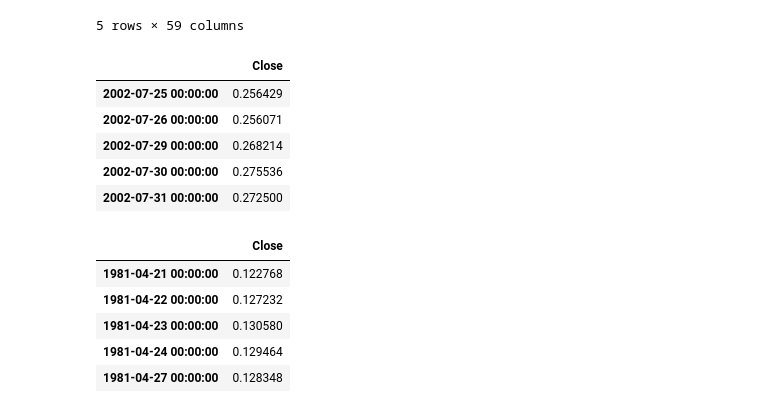
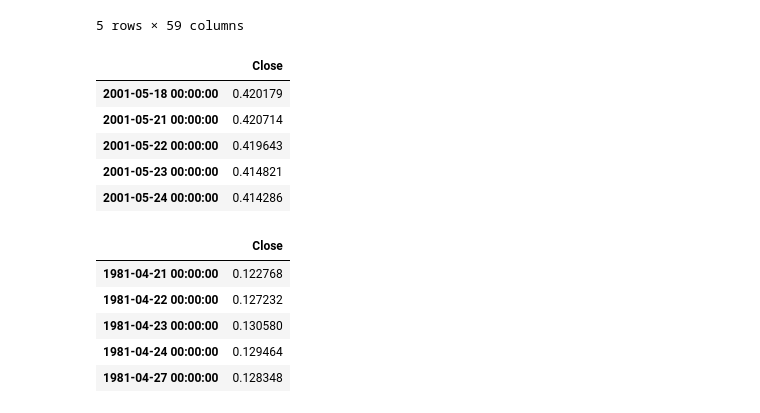
Before and after one commit to ViktorGakis/WebApps, a Jupyter notebook: TimeSeries Analysis/predict.ipynb, the cells around one changed output. Saved outputs shown, nothing was run; the diff lists cells and outputs as text; code cells hidden in the pictures.

```diff
--- a/TimeSeries Analysis/predict.ipynb
+++ b/TimeSeries Analysis/predict.ipynb
@@ -224,19 +250,13 @@ We create the class InputVariables in order to generate our input variables.
 # %%
 class InputVariables:
     def __init__(self, data: DataFrame, col="Close") -> None:
-        self.data: DataFrame = data
+        self.data: DataFrame = data.copy()
         self.col: str = col
-
-    def calculate_returns(self) -> None:
-        self.data["returns"] = self.data[self.col].pct_change()
 
     def calculate_log_returns(self) -> None:
         self.data["log_returns"] = np.log(self.data[self.col]) - np.log(
             self.data[self.col].shift(1)
         )
-
-    def calculate_differencing(self) -> None:
-        self.data["diff"] = self.data[self.col].diff()
 
     def add_Indicators(self) -> None:
         inds = pd.DataFrame()
@@ -252,9 +272,7 @@ class InputVariables:
         self.data = pd.concat([self.data, inds], axis=1)
 
     def generate_all(self) -> DataFrame:
-        self.calculate_returns()
         self.calculate_log_returns()
-        self.calculate_differencing()
         self.add_Indicators()
         return self.data.dropna()
 # %%
@@ -279,7 +297,7 @@ all_representations.head()
 # %% [markdown]
 We create the class data_prep in order to train, split and plot the data.
 # %%
-class data_prep(InputVariables):
+class DataPreparer(InputVariables):
     def __init__(
         self,
         df: pd.DataFrame,
@@ -348,8 +366,8 @@ class data_prep(InputVariables):
 target_column = 'Close'
 
 # Initialize the data_prep class and prepare the data
-data_preparer = data_prep(stock.data, target_column, testsize=0.1)
+dp = DataPreparer(stock.data, target_column, testsize=0.15)
 
 # Use the prepared data for training and evaluating models or creating plots
-data_preparer.plot()
+dp.plot()
 # %% [output]
@@ -381,12 +399,12 @@ data_preparer.X_train.head()
 | 1981-04-27 00:00:00 | 0.128906 | 0.128906 | 0.128348 | 0.099722 | 38528000 | -0.008620 | -0.008658 | -0.001116 | 15.315992 | 138.984625 | ... |
 5 rows × 59 columns
 # %%
-data_preparer.y_test.head()
+dp.y_test.head()
 # %% [output]
 |  | Close |
-| 2002-07-25 00:00:00 | 0.256429 |
-| 2002-07-26 00:00:00 | 0.256071 |
-| 2002-07-29 00:00:00 | 0.268214 |
-| 2002-07-30 00:00:00 | 0.275536 |
-| 2002-07-31 00:00:00 | 0.272500 |
+| 2001-05-18 00:00:00 | 0.420179 |
+| 2001-05-21 00:00:00 | 0.420714 |
+| 2001-05-22 00:00:00 | 0.419643 |
+| 2001-05-23 00:00:00 | 0.414821 |
+| 2001-05-24 00:00:00 | 0.414286 |
 # %%
```
Also changed, not shown: parts of 22 cells of this notebook.
